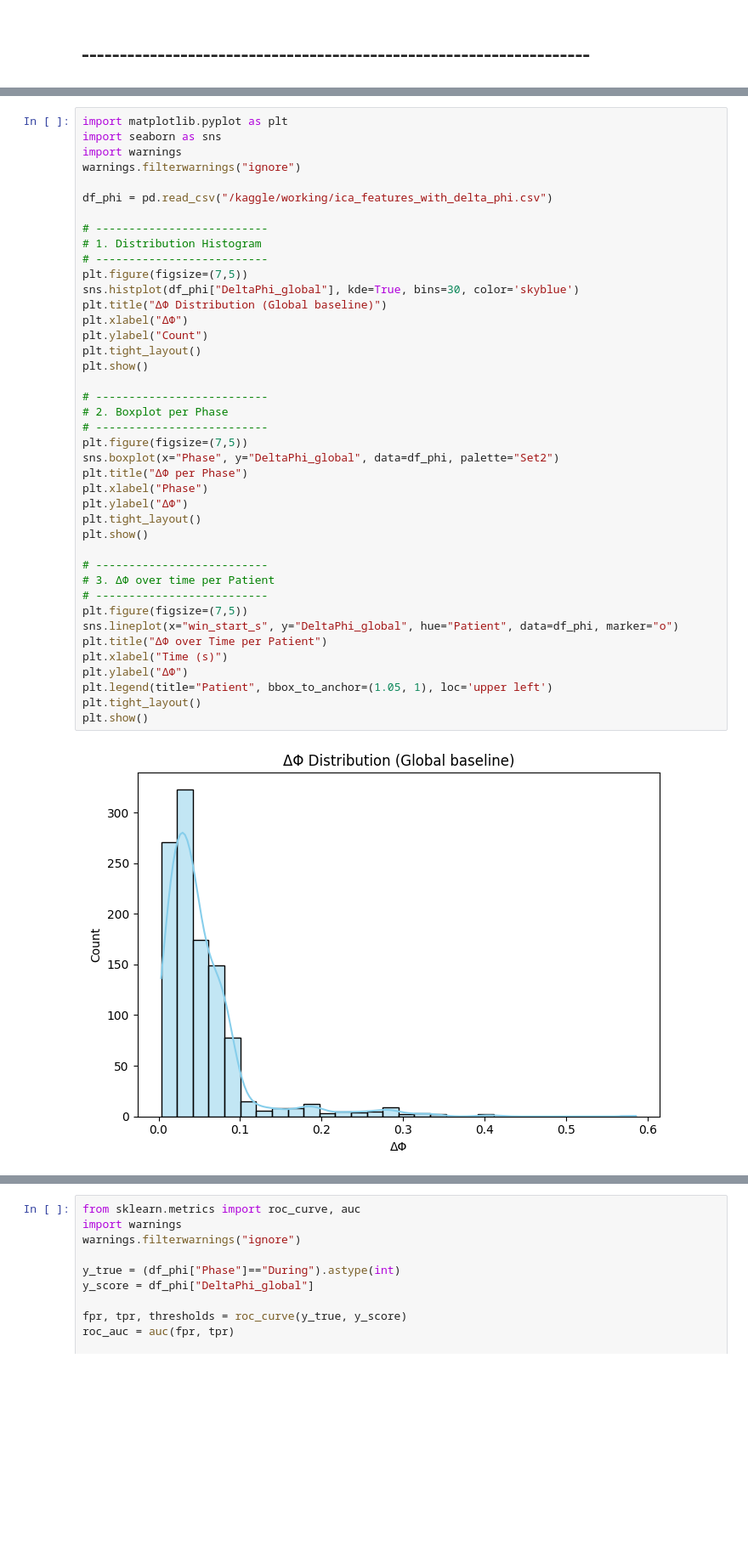
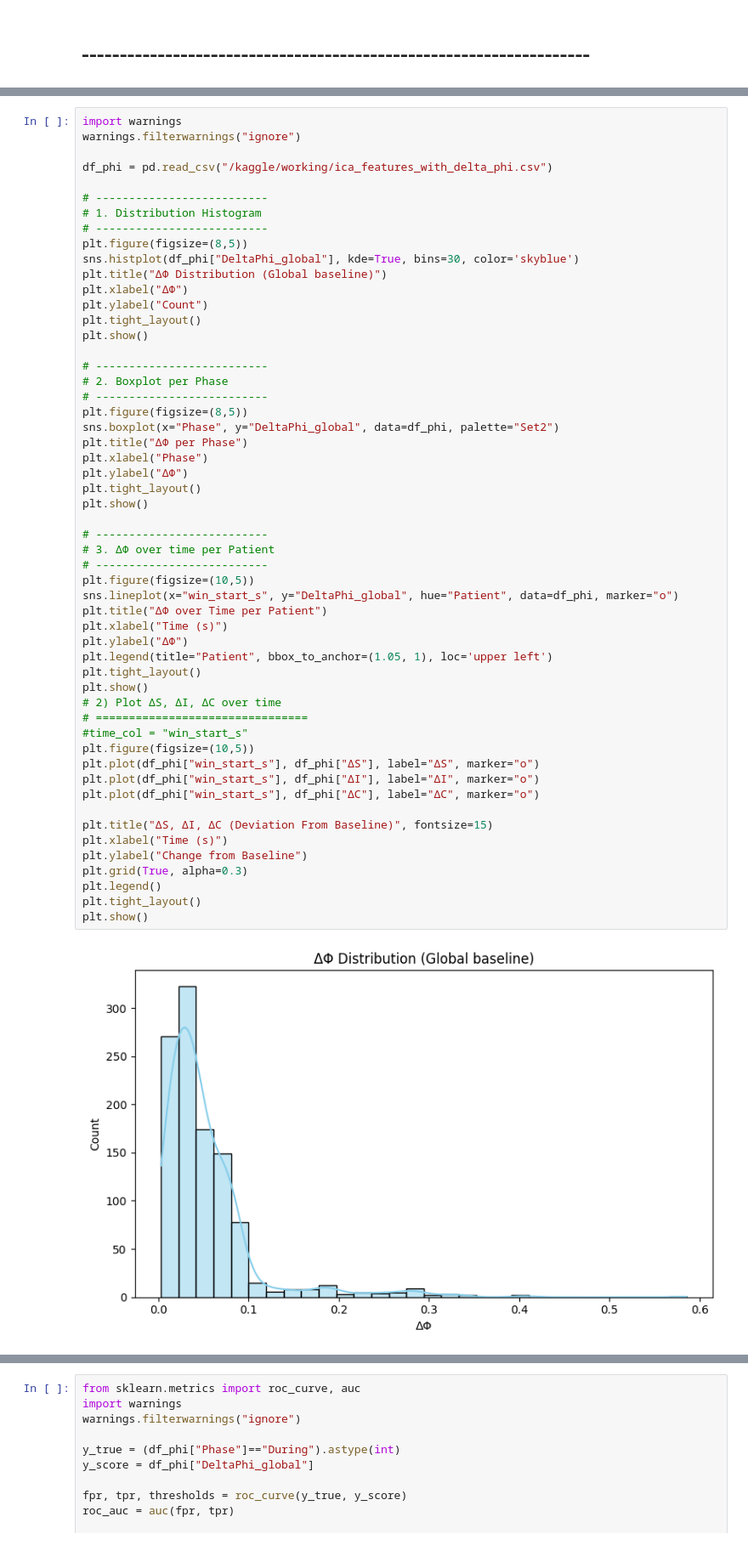
Before and after one commit to dhay-star/Neurotopological-Collapse-Epilepsy, a Jupyter notebook: eeg-part-four.ipynb, the cells around one changed output, grey strips where cells are left out. Shown at 85% size. Saved outputs shown, nothing was run; the diff lists cells and outputs as text; blank space fills up the shorter version.

```diff
--- a/eeg-part-four.ipynb
+++ b/eeg-part-four.ipynb
@@ -727,6 +426,4 @@ print("[INFO] CSV saved with DeltaPhi and Regimes")
 # %%
-import matplotlib.pyplot as plt
-import seaborn as sns
 import warnings
 warnings.filterwarnings("ignore")
 
@@ -735,35 +432,50 @@ df_phi = pd.read_csv("/kaggle/working/ica_features_with_delta_phi.csv")
 # --------------------------
 # 1. Distribution Histogram
 # --------------------------
-plt.figure(figsize=(7,5))
+plt.figure(figsize=(8,5))
 sns.histplot(df_phi["DeltaPhi_global"], kde=True, bins=30, color='skyblue')
 plt.title("ΔΦ Distribution (Global baseline)")
 plt.xlabel("ΔΦ")
 plt.ylabel("Count")
 plt.tight_layout()
 plt.show()
 
 # --------------------------
 # 2. Boxplot per Phase
 # --------------------------
-plt.figure(figsize=(7,5))
+plt.figure(figsize=(8,5))
 sns.boxplot(x="Phase", y="DeltaPhi_global", data=df_phi, palette="Set2")
 plt.title("ΔΦ per Phase")
 plt.xlabel("Phase")
 plt.ylabel("ΔΦ")
 plt.tight_layout()
 plt.show()
 
 # --------------------------
 # 3. ΔΦ over time per Patient
 # --------------------------
-plt.figure(figsize=(7,5))
+plt.figure(figsize=(10,5))
 sns.lineplot(x="win_start_s", y="DeltaPhi_global", hue="Patient", data=df_phi, marker="o")
 plt.title("ΔΦ over Time per Patient")
 plt.xlabel("Time (s)")
 plt.ylabel("ΔΦ")
 plt.legend(title="Patient", bbox_to_anchor=(1.05, 1), loc='upper left')
 plt.tight_layout()
 plt.show()
+# 2) Plot ΔS, ΔI, ΔC over time
+# ================================
+#time_col = "win_start_s"
+plt.figure(figsize=(10,5))
+plt.plot(df_phi["win_start_s"], df_phi["ΔS"], label="ΔS", marker="o")
+plt.plot(df_phi["win_start_s"], df_phi["ΔI"], label="ΔI", marker="o")
+plt.plot(df_phi["win_start_s"], df_phi["ΔC"], label="ΔC", marker="o")
+
+plt.title("ΔS, ΔI, ΔC (Deviation From Baseline)", fontsize=15)
+plt.xlabel("Time (s)")
+plt.ylabel("Change from Baseline")
+plt.grid(True, alpha=0.3)
+plt.legend()
+plt.tight_layout()
+plt.show()
 # %% [output]
-[figure, old version]
+[figure, new version]
```
Also changed, not shown: parts of 84 cells of this notebook.
